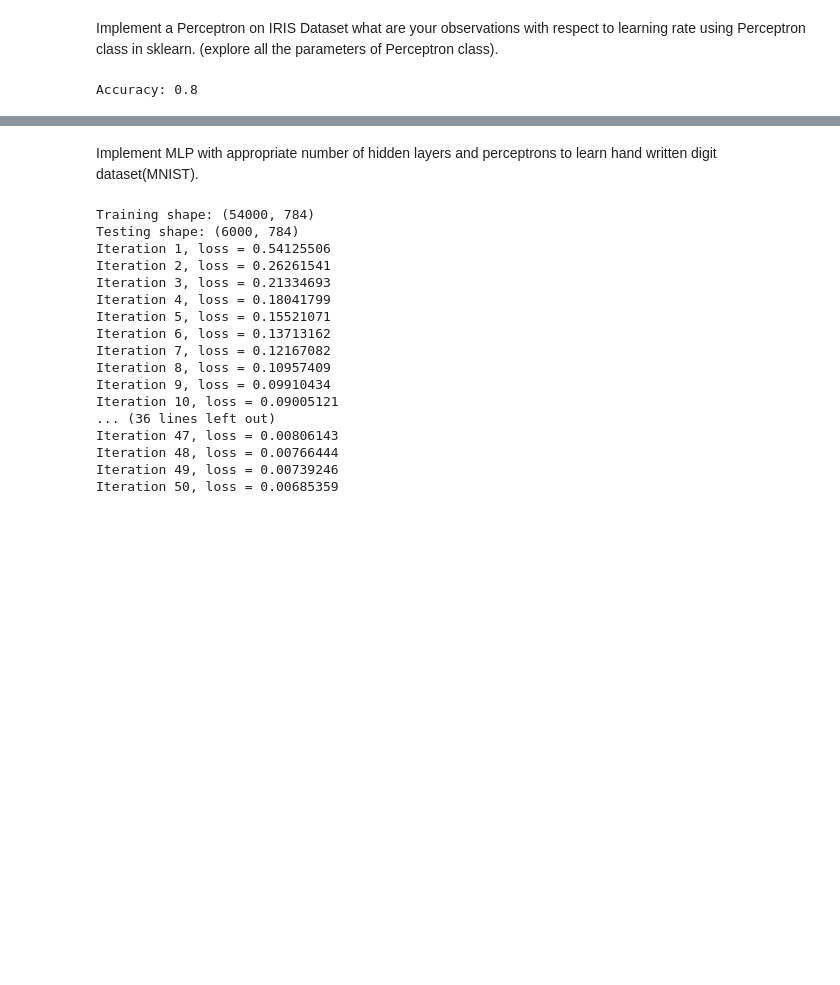
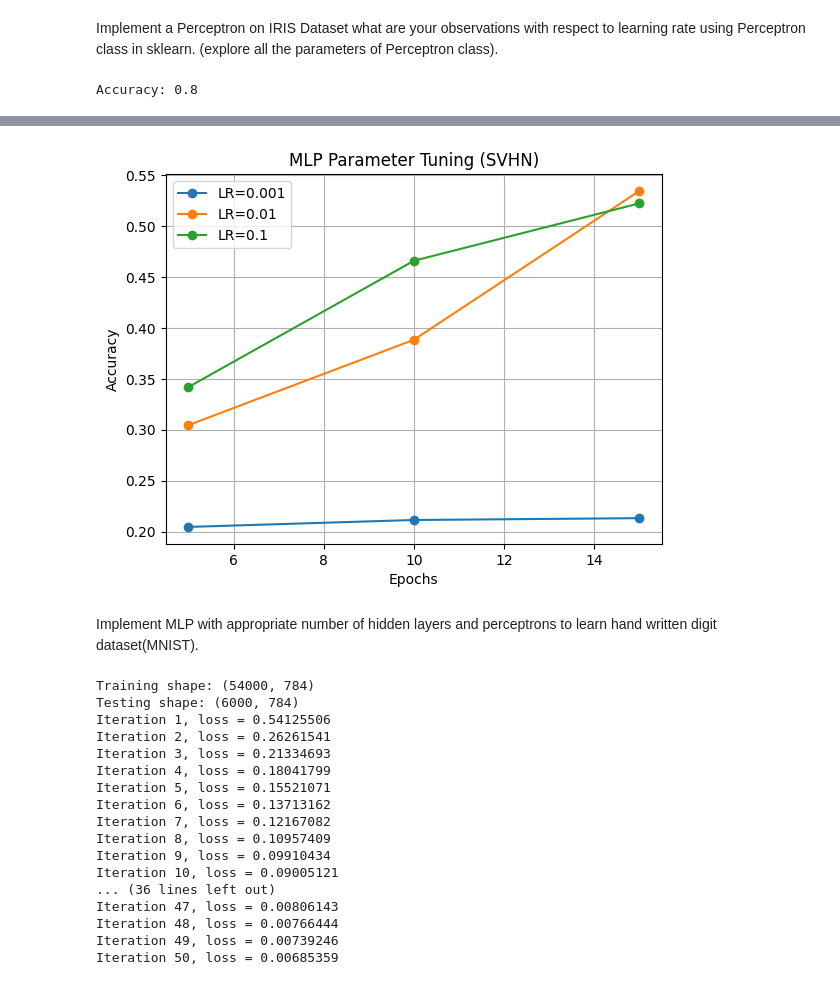
Before and after one commit to MamidiPravallikaReddy/DL_LAB, a Jupyter notebook: DL_week3.ipynb, the cells around one changed output, grey strips where cells are left out. Saved outputs shown, nothing was run; the diff lists cells and outputs as text; code cells hidden in the pictures; blank space fills up the shorter version.

```diff
--- a/DL_week3.ipynb
+++ b/DL_week3.ipynb
@@ -96,0 +250,87 @@ Accuracy: 0.8
+# %%
+import numpy as np
+import scipy.io
+import matplotlib.pyplot as plt
+from tensorflow.keras.models import Sequential
+from tensorflow.keras.layers import Dense, Input
+from tensorflow.keras.optimizers import SGD, Adam
+
+!wget http://ufldl.stanford.edu/housenumbers/train_32x32.mat
+!wget http://ufldl.stanford.edu/housenumbers/test_32x32.mat
+
+train = scipy.io.loadmat('train_32x32.mat')
+test = scipy.io.loadmat('test_32x32.mat')
+
+X_train = np.transpose(train['X'], (3,0,1,2))[:20000]
+Y_train = train['y'][:20000]
+
+X_test = np.transpose(test['X'], (3,0,1,2))[:5000]
+Y_test = test['y'][:5000]
+
+Y_train[Y_train == 10] = 0
+Y_test[Y_test == 10] = 0
+
+X_train = X_train / 255.0
+X_test = X_test / 255.0
+
+X_train = X_train.reshape(X_train.shape[0], -1)
+X_test = X_test.reshape(X_test.shape[0], -1)
+
+def build_model():
+    model = Sequential([
+        Input(shape=(3072,)),
+        Dense(512, activation='relu'),
+        Dense(256, activation='relu'),
+        Dense(10, activation='softmax')
+    ])
+    return model
+
+learning_rates = [0.001, 0.01, 0.1]
+epochs_list = [5, 10, 15]
+
+results = []
+
+for lr in learning_rates:
+    for ep in epochs_list:
+
+        print(f"\nTraining → LR={lr}, Epochs={ep}")
+
+        model = build_model()
+
+        model.compile(
+            optimizer=SGD(learning_rate=lr),
+            loss='sparse_categorical_crossentropy',
+            metrics=['accuracy']
+        )
+
+        history = model.fit(
+            X_train, Y_train,
+            epochs=ep,
+            batch_size=128,
+            verbose=0
+        )
+
+        loss, acc = model.evaluate(X_test, Y_test, verbose=0)
+
+        results.append((lr, ep, acc))
+
+        print(f"Accuracy: {acc:.4f}")
+
+print("\nFinal Results:")
+for lr, ep, acc in results:
+    print(f"LR={lr}, Epochs={ep} → Accuracy={acc:.4f}")
+
+plt.figure()
+
+for lr in learning_rates:
+    accs = [acc for (lr2, ep, acc) in results if lr2 == lr]
+    plt.plot(epochs_list, accs, marker='o', label=f"LR={lr}")
+
+plt.xlabel("Epochs")
+plt.ylabel("Accuracy")
+plt.title("MLP Parameter Tuning (SVHN)")
+plt.legend()
+plt.grid()
+
+plt.show()
+# %% [output]
@@ -97,3 +354,4 @@ Accuracy: 0.8
+[figure, added]
 # %% [markdown]
 Implement MLP with appropriate number of hidden layers and perceptrons to learn hand written digit dataset(MNIST).
 # %%
```
Also changed, not shown: parts of 7 cells of this notebook.
